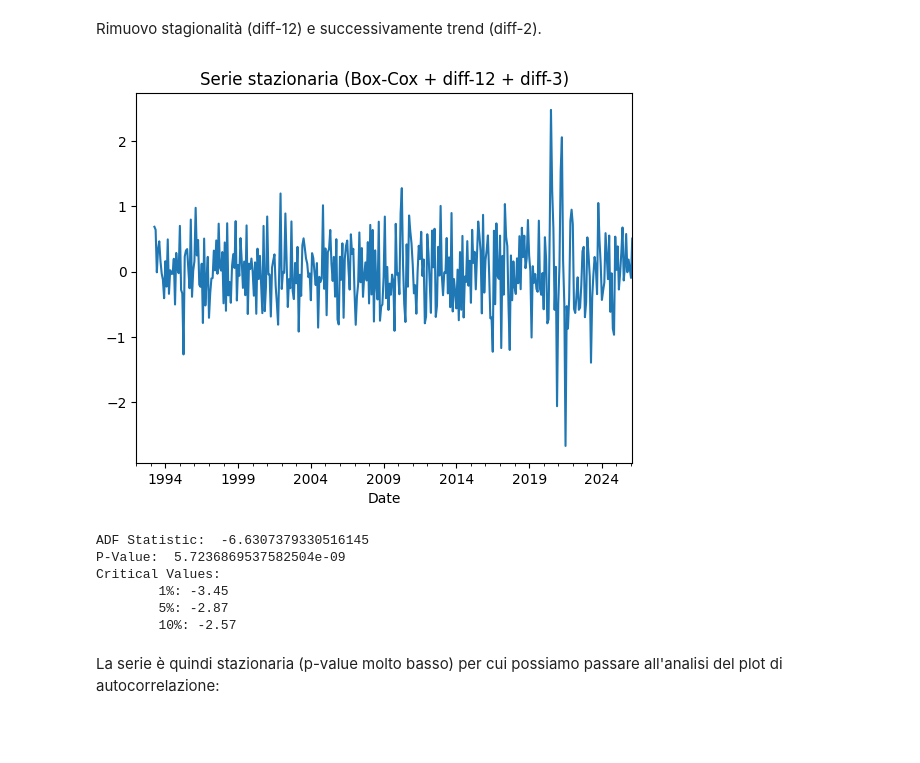
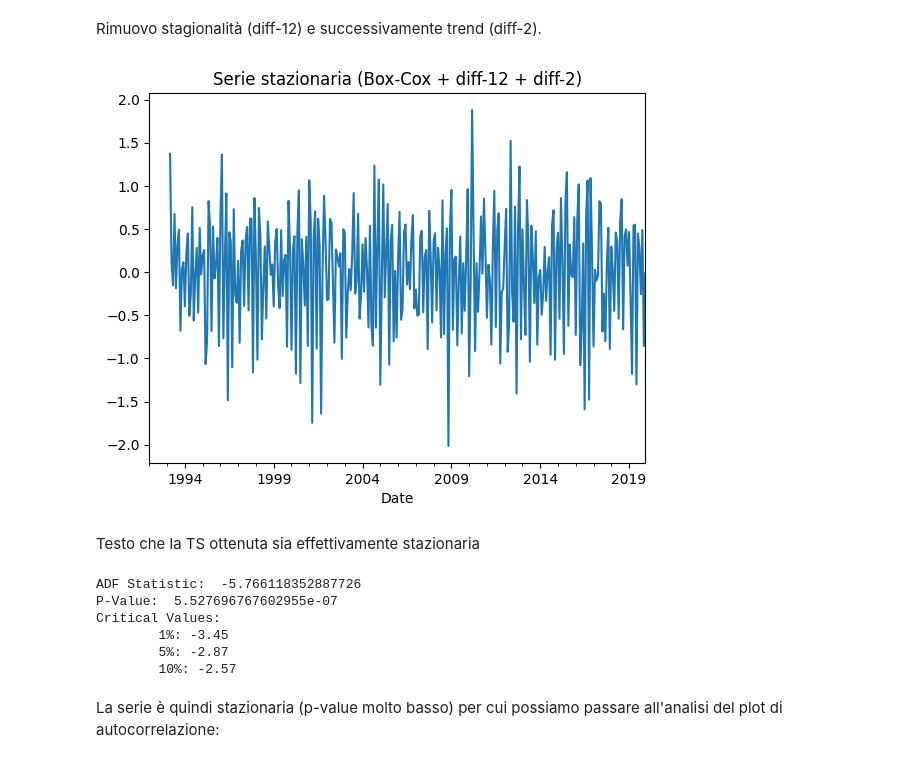
Before and after one commit to Bit-Pitt/BDA, a Jupyter notebook: TS.ipynb, the cells around one changed output. Drawn from its saved outputs; the diff is of its cells as text; code cells hidden in the pictures; blank space fills up the shorter version.

```diff
--- a/TS.ipynb
+++ b/TS.ipynb
@@ -113,13 +115,15 @@ Lambda Box-Cox stimato: 0.2561
 Rimuovo  stagionalità (diff-12) e successivamente trend (diff-2).
 # %%
 df0['sales_bc_diff12'] = df0['sales_bc'].diff(12)        # rimuove stagionalità
-df0['sales_bc_stationary'] = df0['sales_bc_diff12'].diff(3)  # rimuove trend
+df0['sales_bc_stationary'] = df0['sales_bc_diff12'].diff(2)  # rimuove trend
 
 df0['sales_bc_stationary'].plot()
-plt.title('Serie stazionaria (Box-Cox + diff-12 + diff-3)')
+plt.title('Serie stazionaria (Box-Cox + diff-12 + diff-2)')
 plt.show()
 # %% [output]
-[figure, old version]
+[figure, new version]
+# %% [markdown]
+Testo che la TS ottenuta sia effettivamente stazionaria
 # %%
 from statsmodels.tsa.stattools import adfuller
 
@@ -134,8 +138,8 @@ def adf_test(series):
 
 adf_test(df0['sales_bc_stationary'].dropna())
 # %% [output]
-ADF Statistic:  -6.6307379330516145
-P-Value:  5.7236869537582504e-09
+ADF Statistic:  -5.766118352887726
+P-Value:  5.527696767602955e-07
 Critical Values:
         1%: -3.45
         5%: -2.87
```
Also changed, not shown: parts of 19 cells of this notebook.
